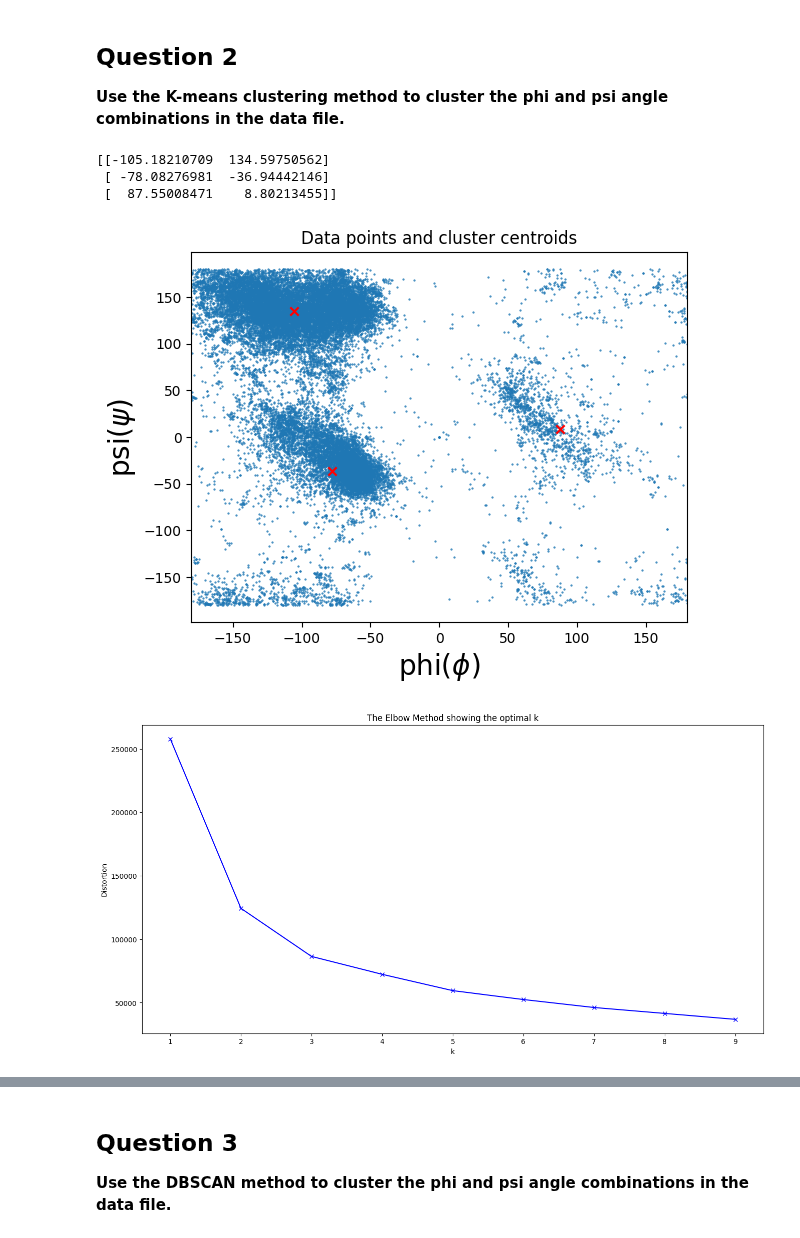
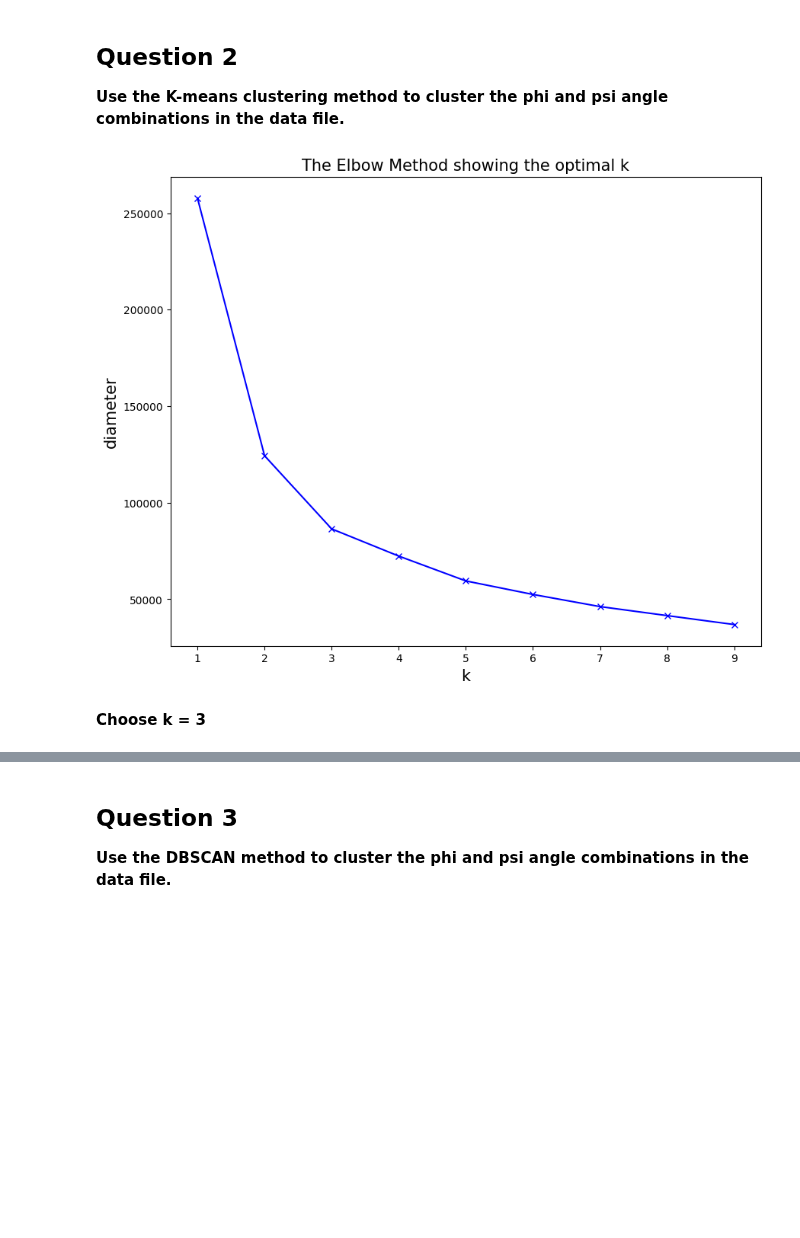
Before and after one commit to chenbin234/DAT405-DIT407-Introduction-to-data-science-and-AI, a Jupyter notebook: Assignment_3/intro_to_AI_ass3_by_Bingcheng.ipynb, the cells around one changed output, grey strips where cells are left out. Saved outputs shown, nothing was run; the diff lists cells and outputs as text; code cells hidden in the pictures; blank space fills up the shorter version.

```diff
--- a/Assignment_3/intro_to_AI_ass3_by_Bingcheng.ipynb
+++ b/Assignment_3/intro_to_AI_ass3_by_Bingcheng.ipynb
@@ -86,46 +87,25 @@ df
 # %% [markdown]
 ## Question 2
 **Use the K-means clustering method to cluster the phi and psi angle combinations in the data file.**
-# %%
-# kmeans = KMeans(n_clusters=3, random_state=0).fit(df[['phi','psi']])
-# kmeans = KMeans(n_clusters=3, random_state=0).fit(df[['phi','psi']])
-
-print(kmeans.cluster_centers_)
-# %% [output]
-[[-105.18210709  134.59750562]
- [ -78.08276981  -36.94442146]
- [  87.55008471    8.80213455]]
-# %%
-# Plotting the cluster centers and the data points
-plt.scatter(df['phi'], df['psi'], marker='.', s=1)
-plt.xlabel('phi($\phi$)',fontsize=20)
-plt.ylabel('psi($\psi$)',fontsize=20)
-plt.xlim(-180,180)
-plt.xlim(-180,180)
-
-plt.scatter(kmeans.cluster_centers_[:, 0], kmeans.cluster_centers_[:, 1], c='red', marker='x')
-
-plt.title('Data points and cluster centroids')
-plt.show()
-# %% [output]
-[figure, removed]
 # %%
 diameter = []
 K = range(1,10)
 for k in K:
     # kmeanModel = KMeans(n_clusters=k)
     kmeanModel = KMeans(n_clusters=k, init='k-means++', max_iter=300, n_init=10, random_state=0)
     kmeanModel.fit(df[['x_phi','y_phi','x_psi','y_psi']])
     diameter.append(kmeanModel.inertia_)
 
-plt.figure(figsize=(16,8))
+plt.figure(figsize=(10,8))
 plt.plot(K, diameter, 'bx-')
-plt.xlabel('k')
-plt.ylabel('Distortion')
-plt.title('The Elbow Method showing the optimal k')
+plt.xlabel('k',fontsize=15)
+plt.ylabel('diameter',fontsize=15)
+plt.title('The Elbow Method showing the optimal k',fontsize=15)
 plt.show()
 # %% [output]
-[figure, old version]
+[figure, new version]
+# %% [markdown]
+**Choose k = 3**
 # %%
 kmeanModel = KMeans(n_clusters=3)
 kmeanModel.fit(df[['x_phi','y_phi','x_psi','y_psi']])
```
Also changed, not shown: parts of 10 cells of this notebook.
